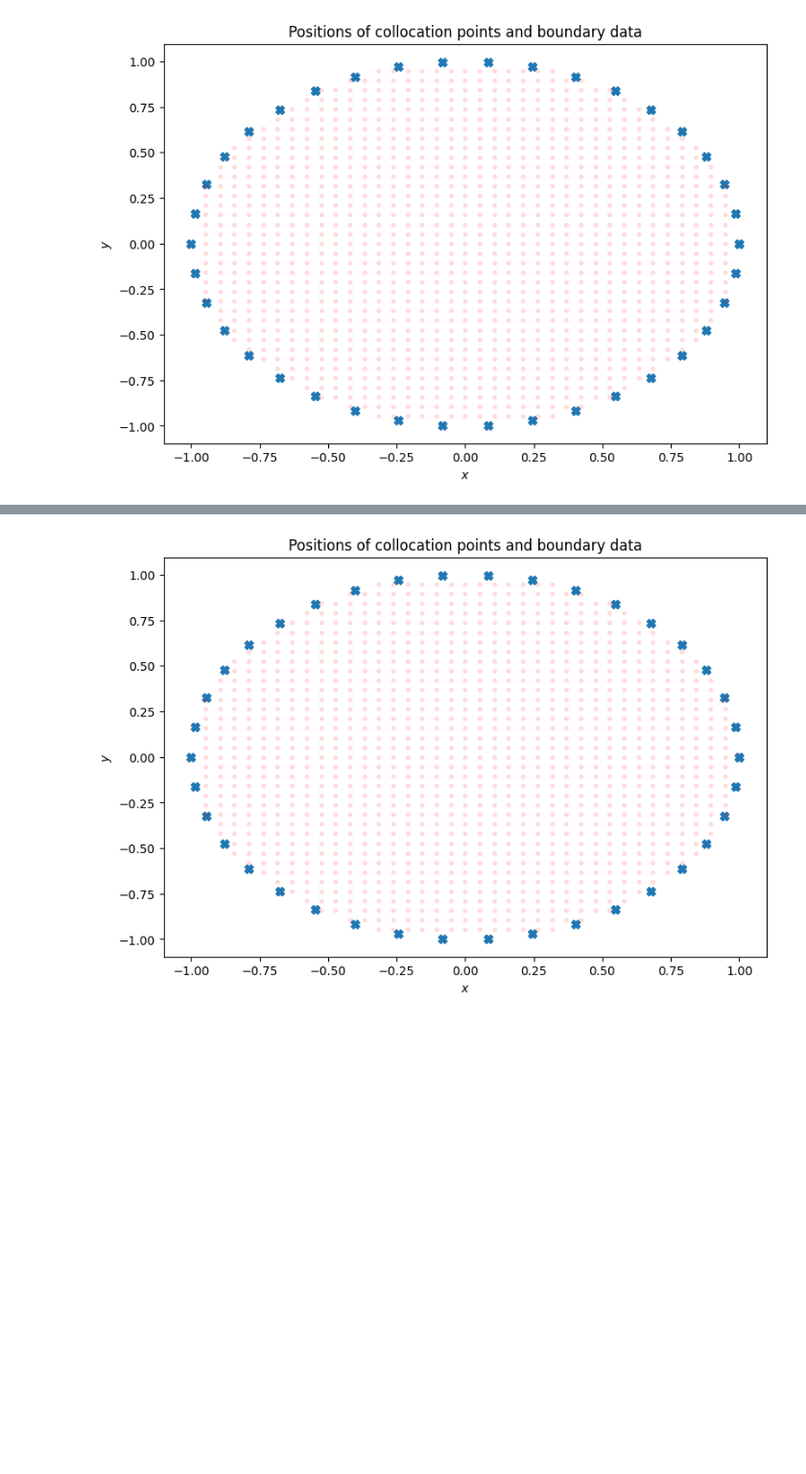
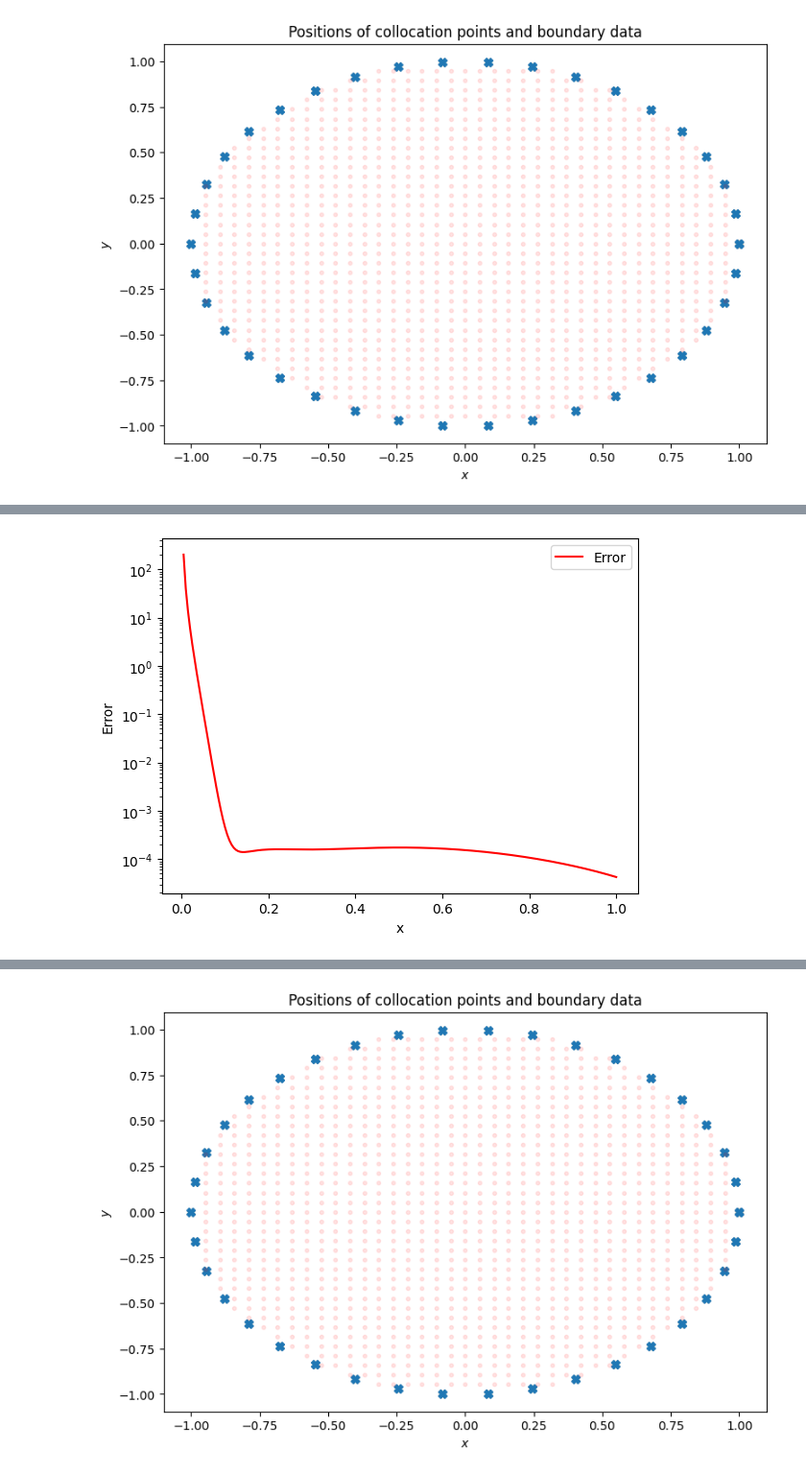
Before and after one commit to MartinAchondo/XPPBE, a Jupyter notebook: Main3d.ipynb, the cells around one changed output, grey strips where cells are left out. Shown at 96% size. Drawn from its saved outputs; the diff is of its cells as text; code cells hidden in the pictures; blank space fills up the shorter version.

```diff
--- a/Main3d.ipynb
+++ b/Main3d.ipynb
@@ -109,0 +110,4 @@ Post.plot_aprox_analytic()
+# %%
+Post.plot_loss_analytic();
+# %% [output]
+[figure, added]
```
Also changed, not shown: parts of 8 cells of this notebook, 3 other files.
